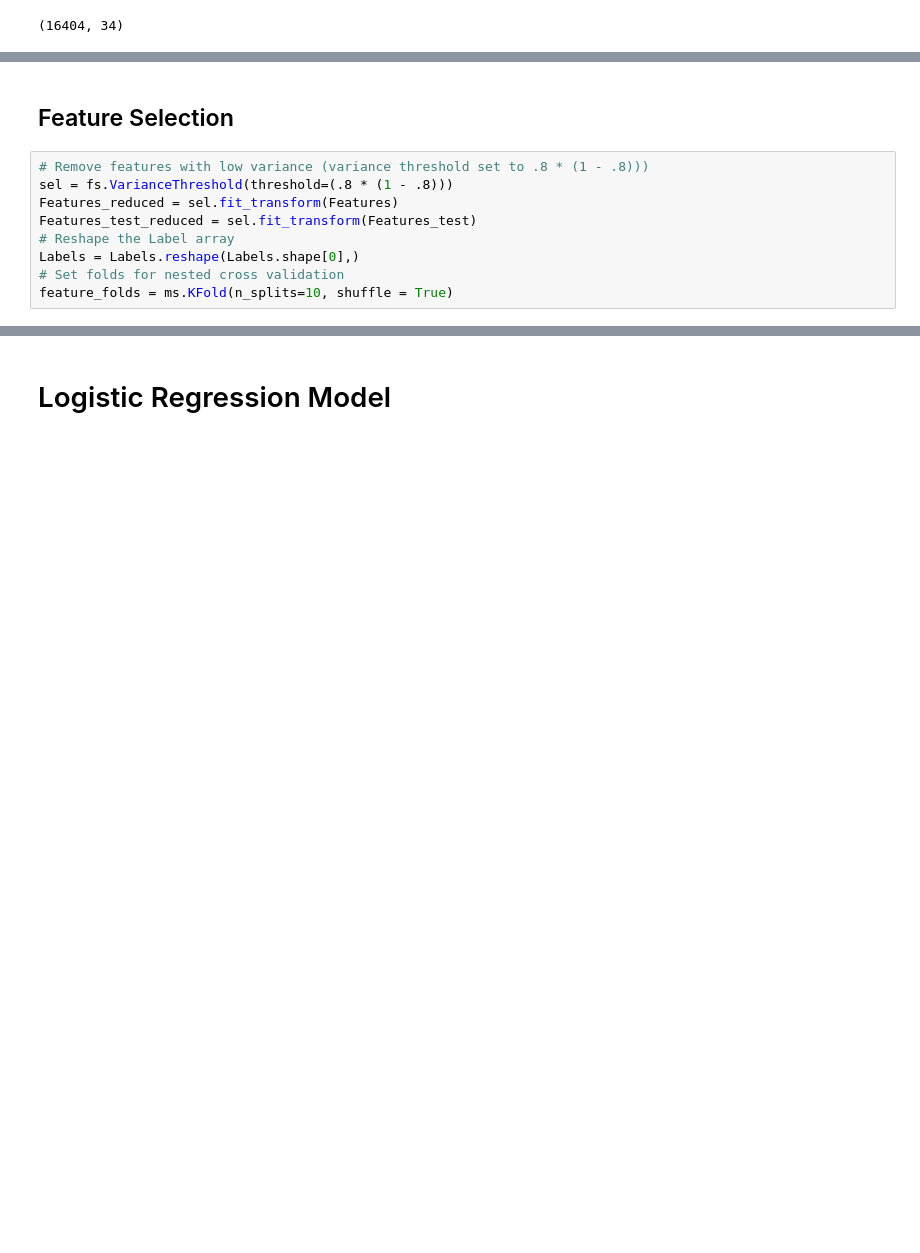
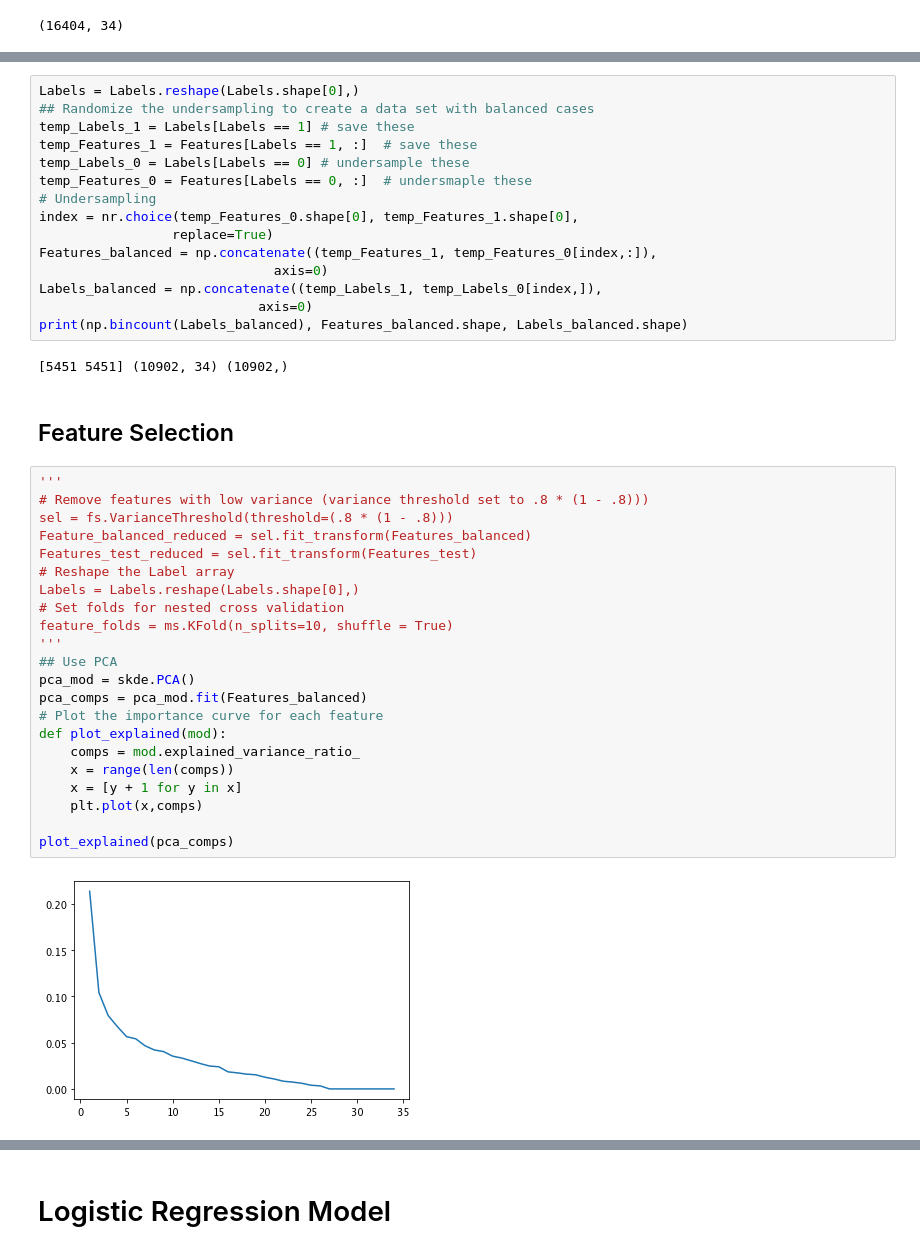
Before and after one commit to futongttmm/Purchasing-Behavior-Prediction, a Jupyter notebook: BikeBuyerPrediction.ipynb, the cells around one changed output, grey strips where cells are left out. Saved outputs shown, nothing was run; the diff lists cells and outputs as text; blank space fills up the shorter version.

```diff
--- a/BikeBuyerPrediction.ipynb
+++ b/BikeBuyerPrediction.ipynb
@@ -72,11 +168,43 @@ def scoring_model(probs, threshold):
+# %%
+Labels = Labels.reshape(Labels.shape[0],)
+## Randomize the undersampling to create a data set with balanced cases
+temp_Labels_1 = Labels[Labels == 1] # save these
+temp_Features_1 = Features[Labels == 1, :]  # save these
+temp_Labels_0 = Labels[Labels == 0] # undersample these
+temp_Features_0 = Features[Labels == 0, :]  # undersmaple these
+# Undersampling
+index = nr.choice(temp_Features_0.shape[0], temp_Features_1.shape[0],
+                 replace=True)
+Features_balanced = np.concatenate((temp_Features_1, temp_Features_0[index,:]),
+                              axis=0)
+Labels_balanced = np.concatenate((temp_Labels_1, temp_Labels_0[index,]),
+                            axis=0)
+print(np.bincount(Labels_balanced), Features_balanced.shape, Labels_balanced.shape)
+# %% [output]
+[5451 5451] (10902, 34) (10902,)
 # %% [markdown]
 ## Feature Selection
 # %%
+'''
 # Remove features with low variance (variance threshold set to .8 * (1 - .8)))
 sel = fs.VarianceThreshold(threshold=(.8 * (1 - .8)))
-Features_reduced = sel.fit_transform(Features)
+Feature_balanced_reduced = sel.fit_transform(Features_balanced)
 Features_test_reduced = sel.fit_transform(Features_test)
 # Reshape the Label array
 Labels = Labels.reshape(Labels.shape[0],)
 # Set folds for nested cross validation
 feature_folds = ms.KFold(n_splits=10, shuffle = True)
+'''
+## Use PCA
+pca_mod = skde.PCA()
+pca_comps = pca_mod.fit(Features_balanced)
+# Plot the importance curve for each feature
+def plot_explained(mod):
+    comps = mod.explained_variance_ratio_
+    x = range(len(comps))
+    x = [y + 1 for y in x]
+    plt.plot(x,comps)
+
+plot_explained(pca_comps)
+# %% [output]
+[figure, added]
```
Also changed, not shown: parts of 15 cells of this notebook, 5 other files.
